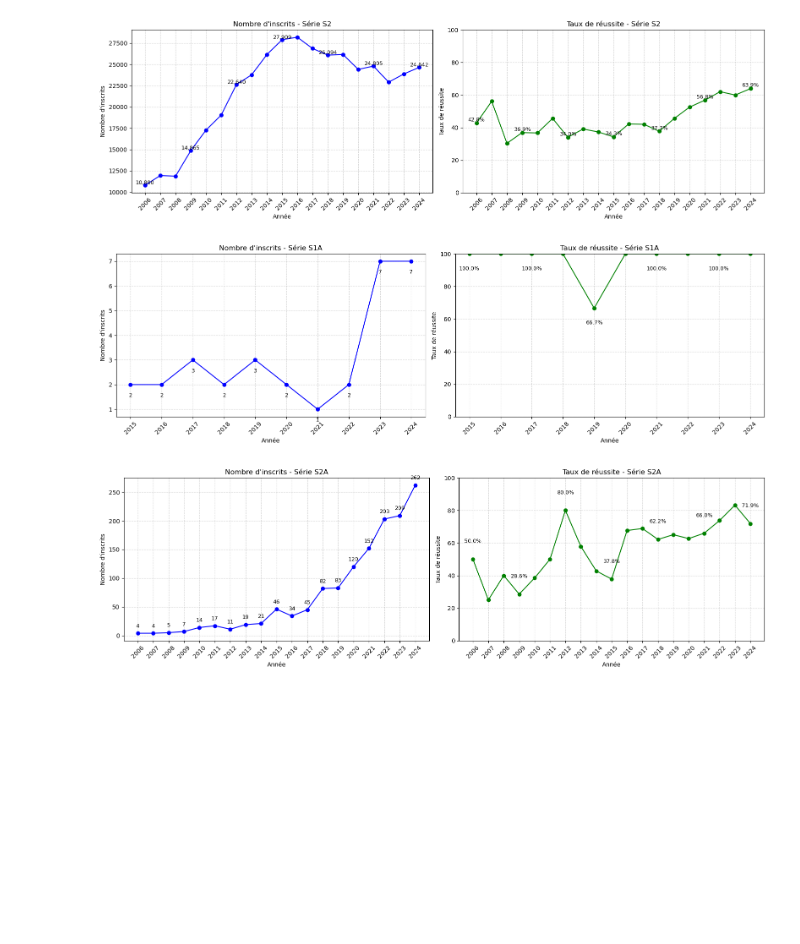
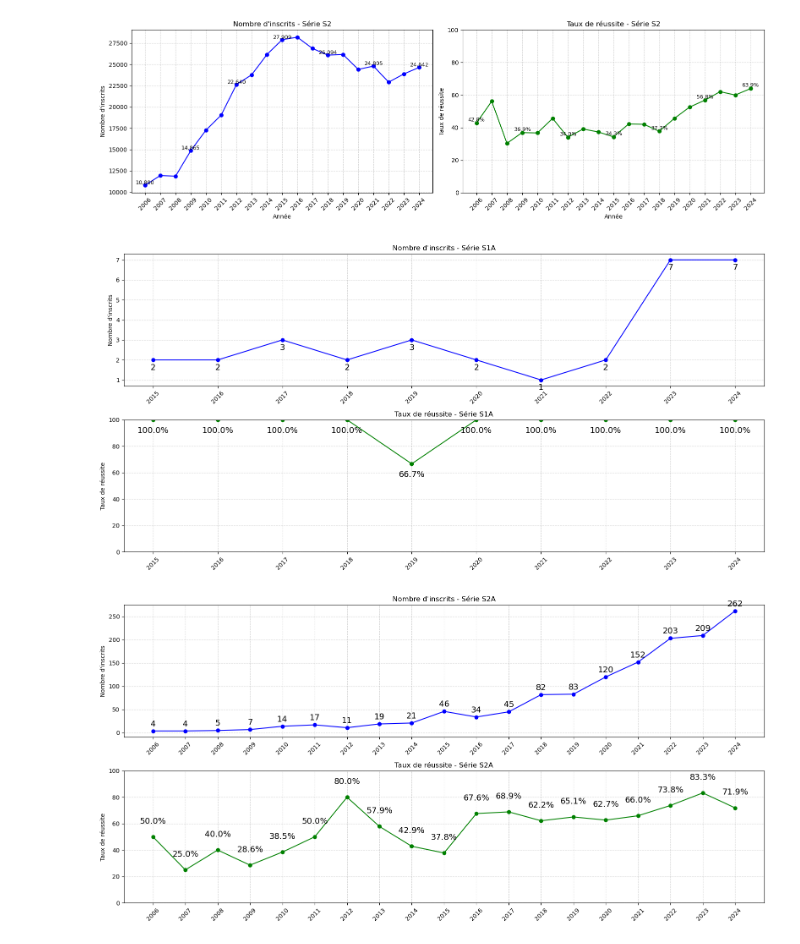
Before and after one commit to Abdouroihim-Attoumane/nootebook_memoire, a Jupyter notebook: etude_bac.ipynb, the cells around one changed output. Saved outputs shown, nothing was run; the diff lists cells and outputs as text; code cells hidden in the pictures; blank space fills up the shorter version.

```diff
--- a/etude_bac.ipynb
+++ b/etude_bac.ipynb
@@ -961,19 +1044,19 @@ inscrits_series = (
 every_n = max(1, len(inscrits_series) // 10)
 year_label = inscrits_series.index[::every_n]
 
-plt.figure(figsize=(16, 5))
+plt.figure(figsize=(16, 8))
 
 # Graphe nombre d'inscrits
-plt.subplot(1, 2, 1)
+plt.subplot(2, 1, 1)
 plt.plot(inscrits_series['year'], inscrits_series['inscrits'], marker='o', color='blue')
 
 # Affichage étiquettes limité
 for i in year_label:
     plt.text(inscrits_series.loc[i, 'year'], inscrits_series.loc[i, 'inscrits'] + 10,
-             f"{inscrits_series.loc[i, 'inscrits']:,}", ha='center', fontsize=9)
+             f"{inscrits_series.loc[i, 'inscrits']:,}", ha='center', fontsize=14)
 
 plt.title(f"Nombre d'inscrits - Série {serie}")
-plt.xlabel("Année")
+# plt.xlabel("Année")
 plt.ylabel("Nombre d'inscrits")
 plt.xticks(rotation=45)
 plt.grid(True, linestyle='--', alpha=0.5)
@@ -986,19 +1069,19 @@ taux_reussite_series = (
     .reset_index(name='taux_reussite')
 )
 
-plt.subplot(1, 2, 2)
+plt.subplot(2,1, 2)
 plt.plot(taux_reussite_series['year'], taux_reussite_series['taux_reussite'], marker='o', color='green')
 
 # Étiquettes limitées pour taux de réussite
-every_n_tr = max(1, len(taux_reussite_series) // 5)
+every_n_tr = max(1, len(taux_reussite_series) // 10)
 year_label_tr = taux_reussite_series.index[::every_n_tr]
 
 for i in year_label_tr:
-    plt.text(taux_reussite_series.loc[i, 'year'], taux_reussite_series.loc[i, 'taux_reussite'] + 1,
-             f"{taux_reussite_series.loc[i, 'taux_reussite']:.1f}%", ha='center', fontsize=9)
+    plt.text(taux_reussite_series.loc[i, 'year'], taux_reussite_series.loc[i, 'taux_reussite'] - 10,
+             f"{taux_reussite_series.loc[i, 'taux_reussite']:.1f}%", ha='center', fontsize=14)
 
 plt.title(f"Taux de réussite - Série {serie}")
-plt.xlabel("Année")
+# plt.xlabel("Année")
 plt.ylabel("Taux de réussite")
 plt.ylim(0, 100)
 plt.xticks(rotation=45)
@@ -1087,53 +1170,53 @@ inscrits_series = (
 every_n = max(1, len(inscrits_series) // 10)
 year_label = inscrits_series.index[::every_n]
 
-plt.figure(figsize=(16, 5))
+plt.figure(figsize=(16, 8))
 
 # Graphe nombre d'inscrits
-plt.subplot(1, 2, 1)
+plt.subplot(2, 1, 1)
 plt.plot(inscrits_series['year'], inscrits_series['inscrits'], marker='o', color='blue')
 
 # Affichage étiquettes limité
 for i in year_label:
     plt.text(inscrits_series.loc[i, 'year'], inscrits_series.loc[i, 'inscrits'] - 0.5,
-             f"{inscrits_series.loc[i, 'inscrits']:,}", ha='center', fontsize=9)
+             f"{inscrits_series.loc[i, 'inscrits']:,}", ha='center', fontsize=14)
 
 plt.title(f"Nombre d'inscrits - Série {serie}")
-plt.xlabel("Année")
+# plt.xlabel("Année")
 plt.ylabel("Nombre d'inscrits")
 plt.xticks(rotation=45)
 plt.grid(True, linestyle='--', alpha=0.5)
 
 # Taux de réussite
 taux_admis_series = (
     all_data_filtre[(all_data_filtre['serie'] == serie) & (all_data['abs'] == 0)]
     .groupby('year')['admis']
     .apply(lambda x: (x == 'admis').mean() * 100)
     .reset_index(name='taux_admis')
 )
 
-plt.subplot(1, 2, 2)
+plt.subplot(2, 1, 2)
 plt.plot(taux_admis_series['year'], taux_admis_series['taux_admis'], marker='o', color='green')
 
 # Étiquettes limitées pour taux de réussite
-every_n_tr = max(1, len(taux_admis_series) // 5)
+every_n_tr = max(1, len(taux_admis_series) // 10)
 year_label_tr = taux_admis_series.index[::every_n_tr]
 
 for i in year_label_tr:
     plt.text(taux_admis_series.loc[i, 'year'], taux_admis_series.loc[i, 'taux_admis'] - 10,
-             f"{taux_admis_series.loc[i, 'taux_admis']:.1f}%", ha='center', fontsize=9)
+             f"{taux_admis_series.loc[i, 'taux_admis']:.1f}%", ha='center', fontsize=14)
 
 plt.title(f"Taux de réussite - Série {serie}")
-plt.xlabel("Année")
+# plt.xlabel("Année")
 plt.ylabel("Taux de réussite")
 plt.ylim(0, 100)
 plt.xticks(rotation=45)
 plt.grid(True, linestyle='--', alpha=0.5)
 
 plt.tight_layout()
 plt.show()
 # %% [output]
-[figure, old version]
+[figure, new version]
 # %%
 # Exemple pour une série (par ex. S1)
 
@@ -1150,19 +1233,19 @@ inscrits_series = (
 every_n = max(1, len(inscrits_series) // 10)
 year_label = inscrits_series.index[::every_n]
 
-plt.figure(figsize=(16, 5))
+plt.figure(figsize=(16, 8))
 
 # Graphe nombre d'inscrits
-plt.subplot(1, 2, 1)
+plt.subplot(2, 1, 1)
 plt.plot(inscrits_series['year'], inscrits_series['inscrits'], marker='o', color='blue')
 
 # Affichage étiquettes limité
 for i in year_label:
     plt.text(inscrits_series.loc[i, 'year'], inscrits_series.loc[i, 'inscrits'] + 10,
-             f"{inscrits_series.loc[i, 'inscrits']:,}", ha='center', fontsize=9)
+             f"{inscrits_series.loc[i, 'inscrits']:,}", ha='center', fontsize=14)
 
 plt.title(f"Nombre d'inscrits - Série {serie}")
-plt.xlabel("Année")
+# plt.xlabel("Année")
 plt.ylabel("Nombre d'inscrits")
 plt.xticks(rotation=45)
 plt.grid(True, linestyle='--', alpha=0.5)
@@ -1175,19 +1258,19 @@ taux_admis_series = (
     .reset_index(name='taux_admis')
 )
 
-plt.subplot(1, 2, 2)
+plt.subplot(2, 1, 2)
 plt.plot(taux_admis_series['year'], taux_admis_series['taux_admis'], marker='o', color='green')
 
 # Étiquettes limitées pour taux de réussite
-every_n_tr = max(1, len(taux_admis_series) // 5)
+every_n_tr = max(1, len(taux_admis_series) // 10)
 year_label_tr = taux_admis_series.index[::every_n_tr]
 
 for i in year_label_tr:
     plt.text(taux_admis_series.loc[i, 'year'], taux_admis_series.loc[i, 'taux_admis'] + 10,
-             f"{taux_admis_series.loc[i, 'taux_admis']:.1f}%", ha='center', fontsize=9)
+             f"{taux_admis_series.loc[i, 'taux_admis']:.1f}%", ha='center', fontsize=14)
 
 plt.title(f"Taux de réussite - Série {serie}")
-plt.xlabel("Année")
+# plt.xlabel("Année")
 plt.ylabel("Taux de réussite")
 plt.ylim(0, 100)
 plt.xticks(rotation=45)
@@ -1196,4 +1279,4 @@ plt.grid(True, linestyle='--', alpha=0.5)
 plt.tight_layout()
 plt.show()
 # %% [output]
-[figure, old version]
+[figure, new version]
```
Also changed, not shown: parts of 6 cells of this notebook, 1 other file.
